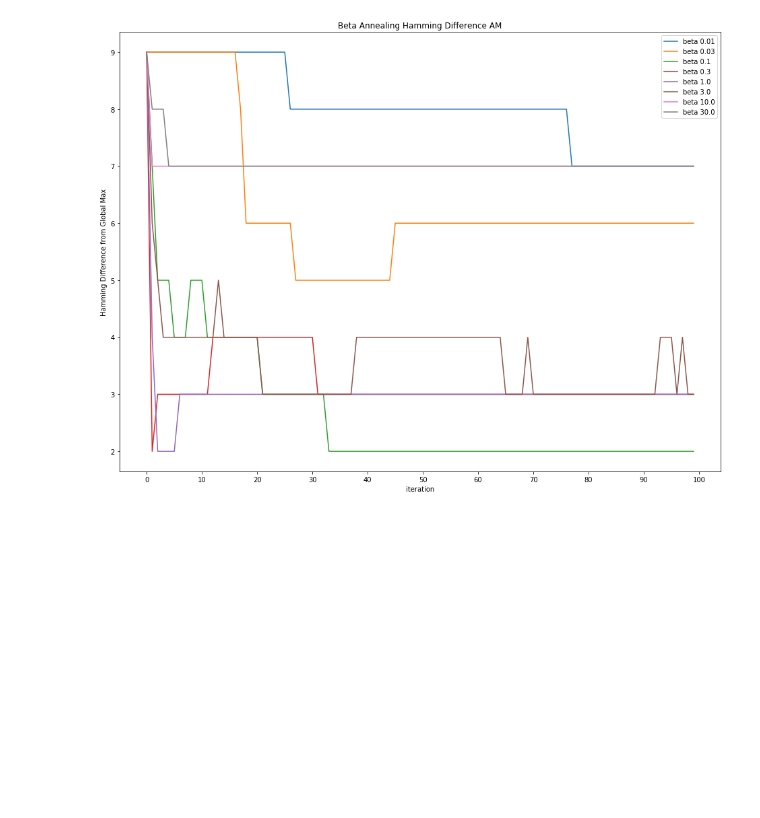
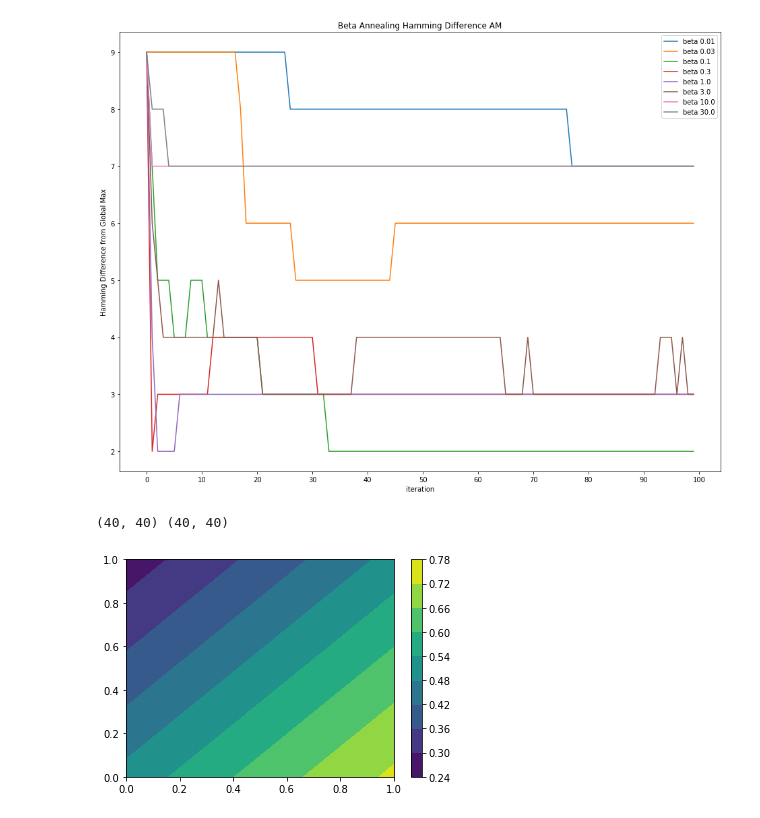
Before and after one commit to j316chuck/AM-Project, a Jupyter notebook: notebooks/Synthetic_Annealing.ipynb, the cells around one changed output. Saved outputs shown, nothing was run; the diff lists cells and outputs as text; code cells hidden in the pictures; blank space fills up the shorter version.

```diff
--- a/notebooks/Synthetic_Annealing.ipynb
+++ b/notebooks/Synthetic_Annealing.ipynb
@@ -457,3 +457,23 @@ plt.show()
 plt.close()
 # %% [output]
 [figure]
+# %%
+import numpy as np
+import matplotlib.pyplot as plt
+def softmax(x, y, beta):
+    return np.e**(beta * x) / (np.e**(beta * x) + np.e ** (beta * y))
+
+x = np.linspace(0, 1, 40)
+y = np.linspace(0, 1, 40)
+
+X, Y = np.meshgrid(x, y)
+print(X.shape, Y.shape)
+
+Z = softmax(X, Y, 1)
+h = plt.contourf(X,Y,Z)
+plt.colorbar()
+plt.show()
+plt.close()
+# %% [output]
+(40, 40) (40, 40)
+[figure, added]
```
Also changed, not shown: 6 other files.
